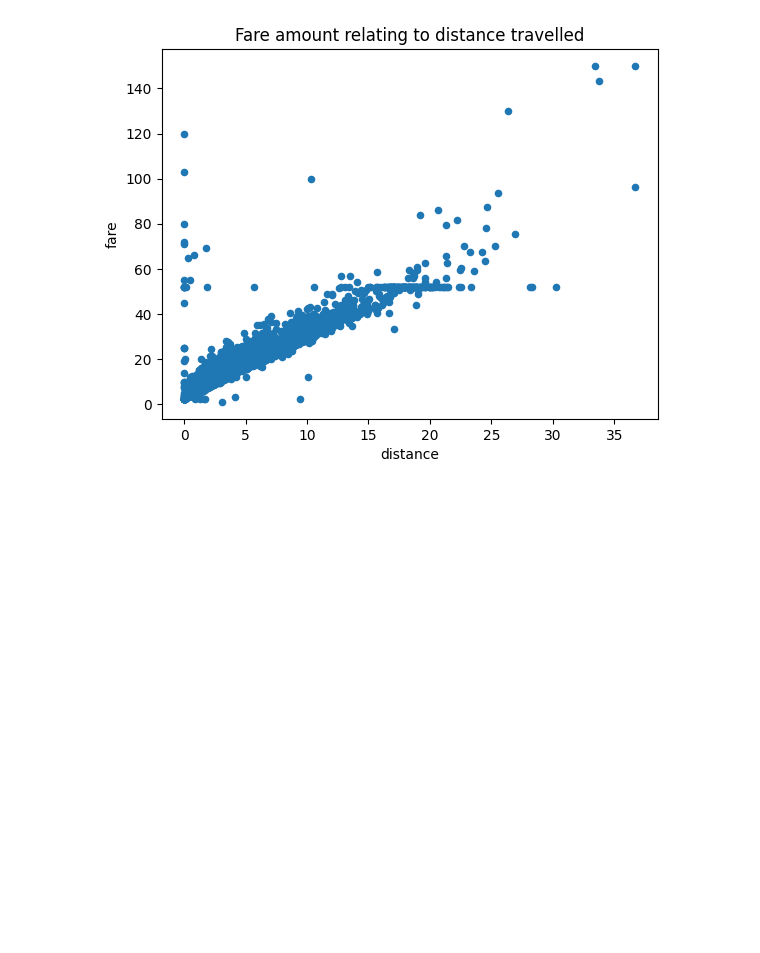
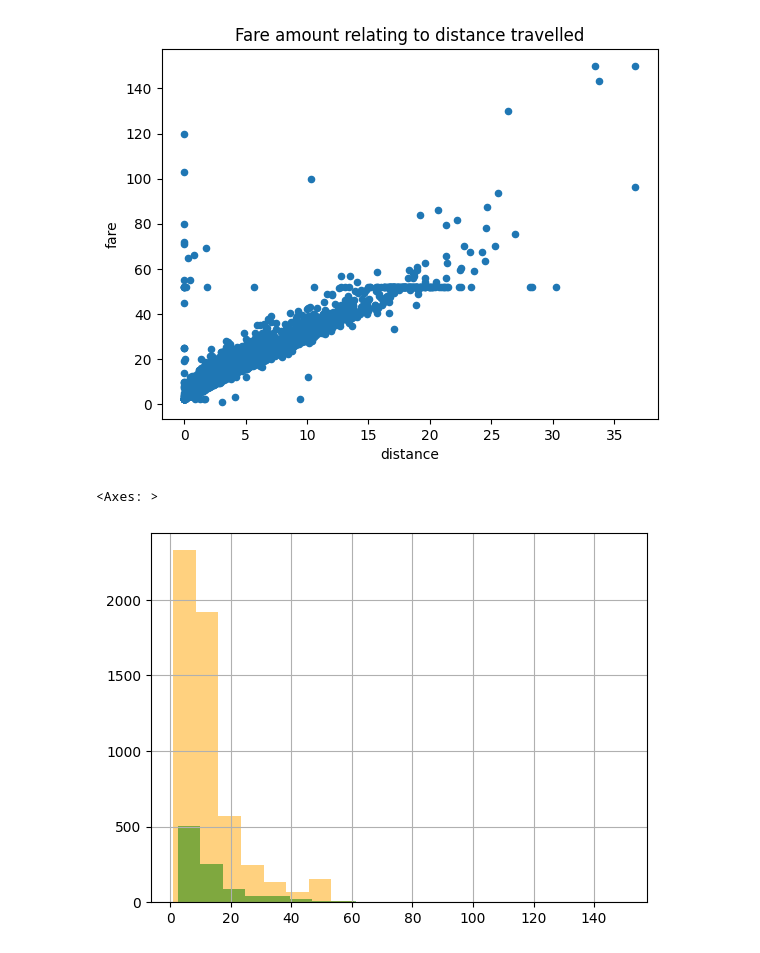
Before and after one commit to r-leyshon/py-pandas, a Jupyter notebook: data-manipulation/04-pd-plot.ipynb, the cells around one changed output. Saved outputs shown, nothing was run; the diff lists cells and outputs as text; code cells hidden in the pictures; blank space fills up the shorter version.

Commit message:
feat: Overlayed histograms

```diff
--- a/data-manipulation/04-pd-plot.ipynb
+++ b/data-manipulation/04-pd-plot.ipynb
@@ -68,3 +68,10 @@ taxis.plot(kind="scatter", x="distance", y="fare", title="Fare amount relating t
 # %% [output]
 <Axes: title={'center': 'Fare amount relating to distance travelled'}, xlabel='distance', ylabel='fare'>
 [figure]
+# %%
+# Fare by taxi color?
+taxis[taxis["color"] == "yellow"]["fare"].hist(color="orange", bins=20, alpha=0.5)
+taxis[taxis["color"] == "green"]["fare"].hist(color="green", bins=20, alpha=0.5)
+# %% [output]
+<Axes: >
+[figure, added]
```
